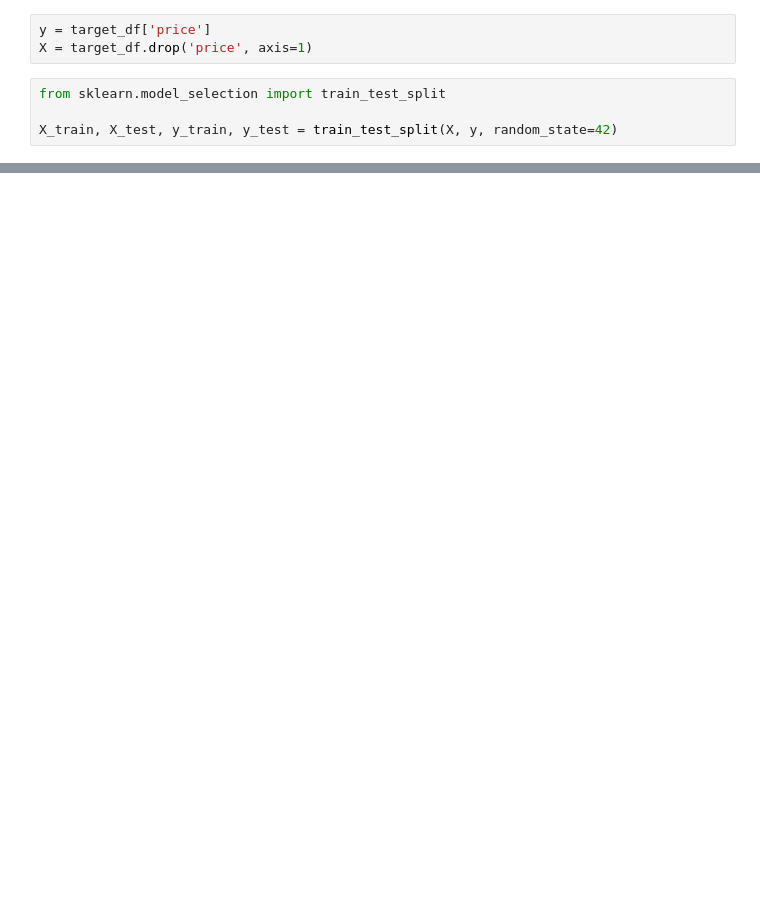
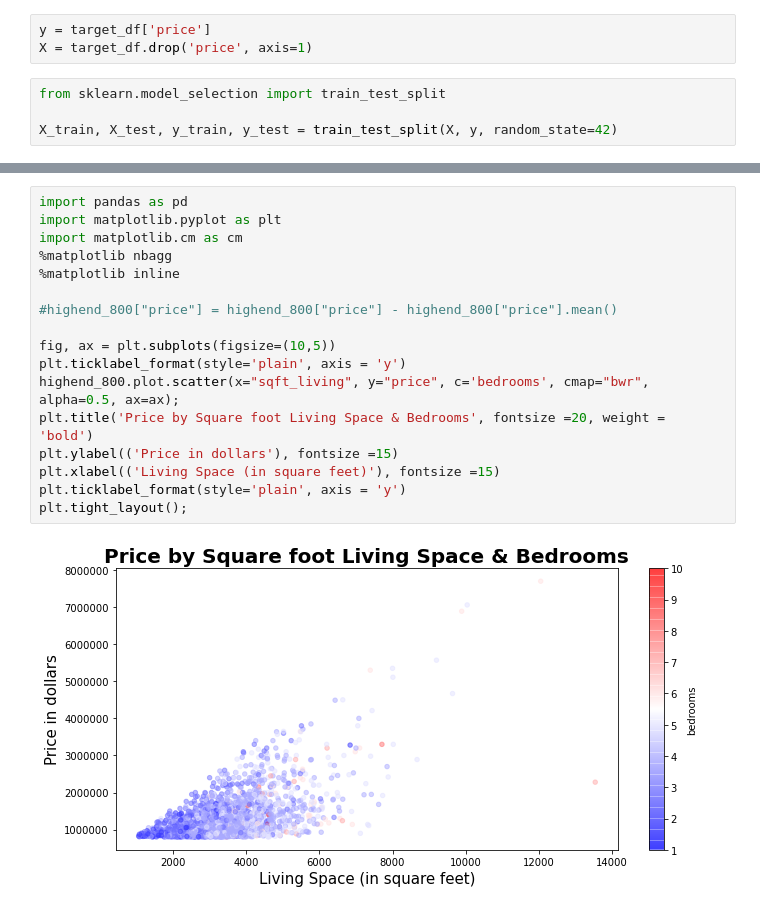
Before and after one commit to mattrubic/dsc-phase-2-project-v2-3, a Jupyter notebook: Test budget ranges.ipynb, the cells around one changed output, grey strips where cells are left out. Cells and saved outputs as stored; diff of their text form; blank space fills up the shorter version.

```diff
--- a/Test budget ranges.ipynb
+++ b/Test budget ranges.ipynb
@@ -278,0 +432,19 @@ NameError: name 'relevant_columns' is not defined
+# %%
+import pandas as pd
+import matplotlib.pyplot as plt
+import matplotlib.cm as cm
+%matplotlib nbagg
+%matplotlib inline
+
+#highend_800["price"] = highend_800["price"] - highend_800["price"].mean()
+
+fig, ax = plt.subplots(figsize=(10,5))
+plt.ticklabel_format(style='plain', axis = 'y')
+highend_800.plot.scatter(x="sqft_living", y="price", c='bedrooms', cmap="bwr", alpha=0.5, ax=ax);
+plt.title('Price by Square foot Living Space & Bedrooms', fontsize =20, weight = 'bold')
+plt.ylabel(('Price in dollars'), fontsize =15)
+plt.xlabel(('Living Space (in square feet)'), fontsize =15)
+plt.ticklabel_format(style='plain', axis = 'y')
+plt.tight_layout();
+# %% [output]
+[figure, added]
```
Also changed, not shown: parts of 34 cells of this notebook, 2 other files.
